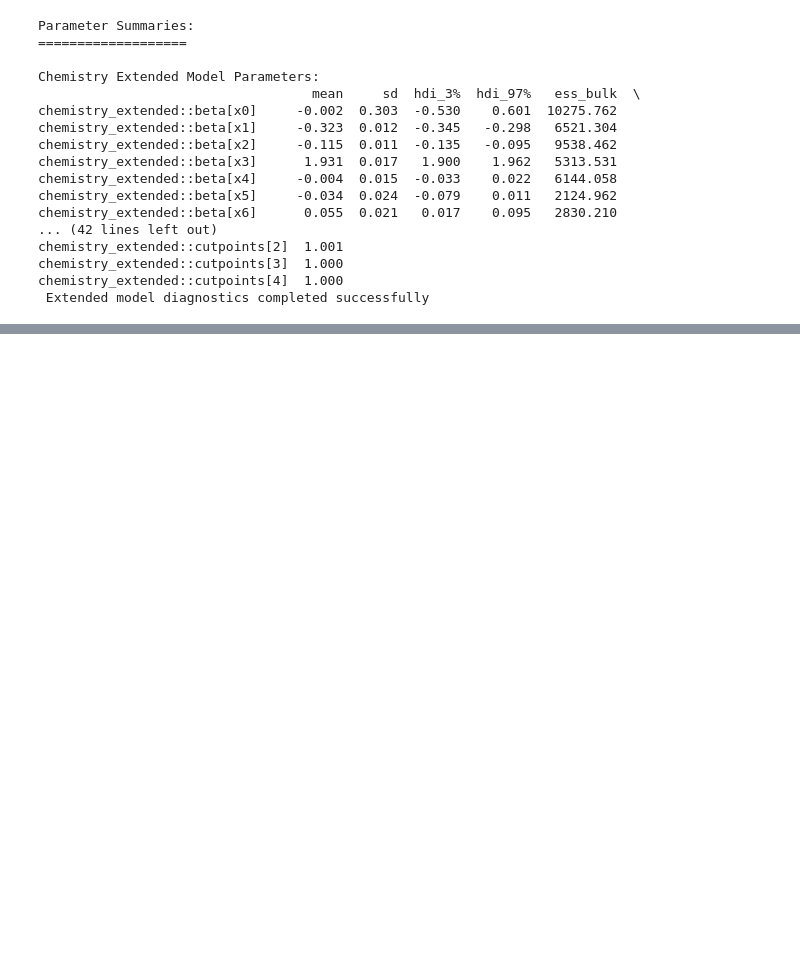
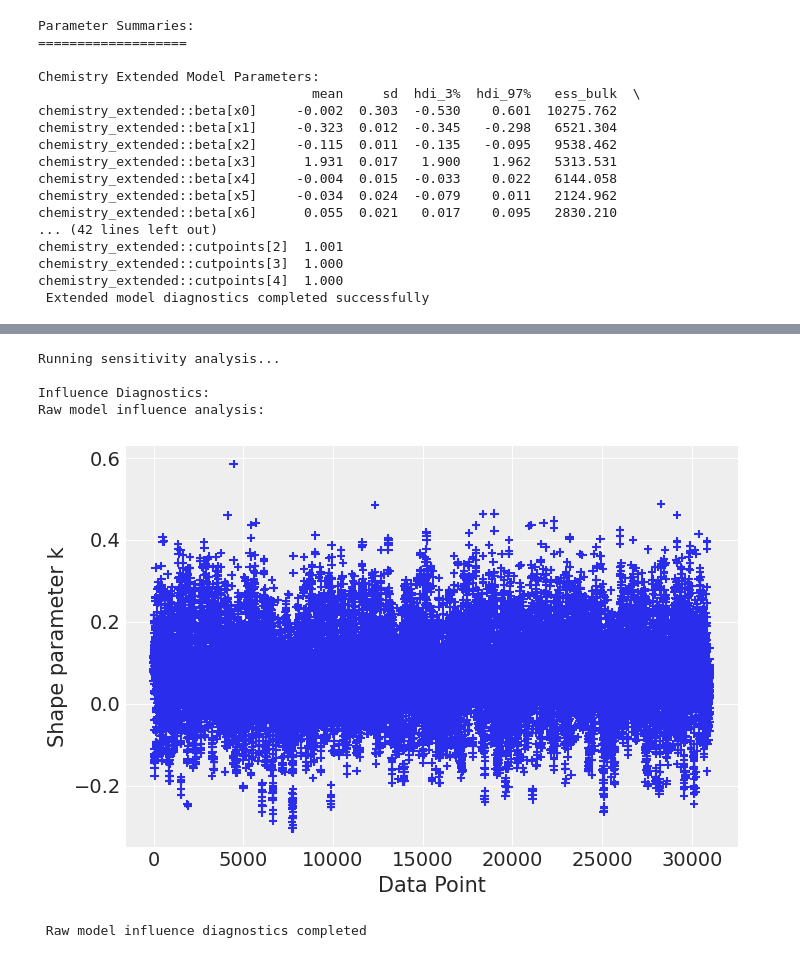
Before and after one commit to Adithyanpy/bayes_ordinal, a Jupyter notebook: examples/hierarchical_example.ipynb, the cells around one changed output, grey strips where cells are left out. Saved outputs shown, nothing was run; the diff lists cells and outputs as text; code cells hidden in the pictures; blank space fills up the shorter version.

```diff
--- a/examples/hierarchical_example.ipynb
+++ b/examples/hierarchical_example.ipynb
@@ -1052,0 +1053,22 @@ Creating forest plot for Chemistry Extended Model...
+# %%
+
+# Import sensitivity analysis functions
+from bayes_ordinal.workflow.sensitivity import plot_influential
+
+print("Running sensitivity analysis...")
+
+# Influence diagnostics for both models
+print("\nInfluence Diagnostics:")
+print("Raw model influence analysis:")
+try:
+    plot_influential(idata_c_raw, threshold=0.7, use_az_khat=True)
+    print(" Raw model influence diagnostics completed")
+except Exception as e:
+    print(f"  Raw model influence diagnostics failed: {e}")
+# %% [output]
+Running sensitivity analysis...
+
+Influence Diagnostics:
+Raw model influence analysis:
+[figure, added]
+ Raw model influence diagnostics completed
```
Also changed, not shown: parts of 12 cells of this notebook, 17 other files.
